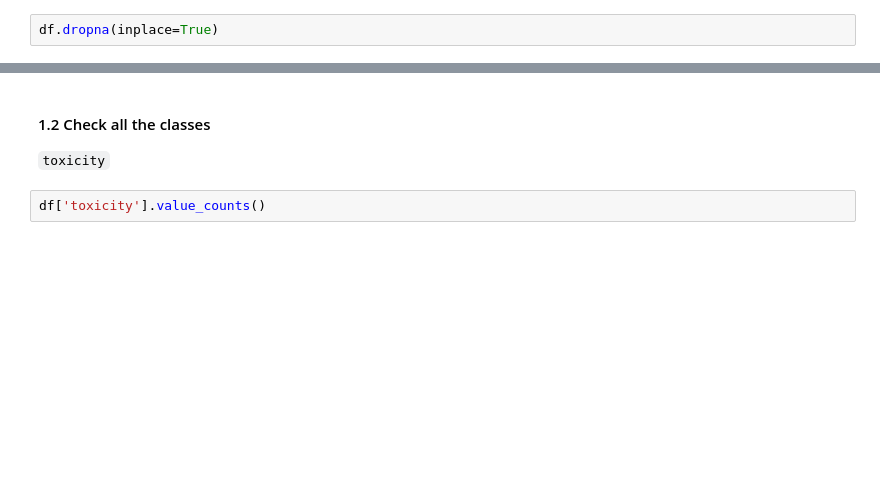
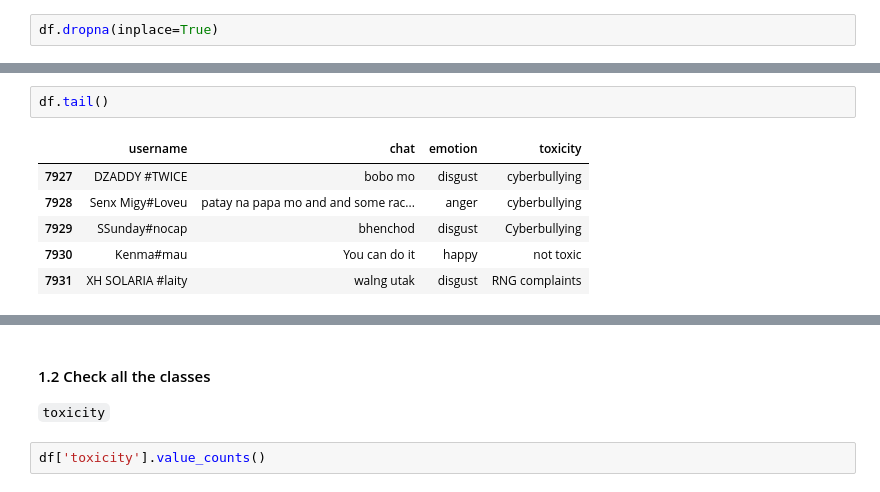
Before and after one commit to cooldragon12/model-multitask-learning, a Jupyter notebook: src/model.mtl.ipynb, the cells around one changed output, grey strips where cells are left out. Cells and saved outputs as stored; diff of their text form; blank space fills up the shorter version.

```diff
--- a/src/model.mtl.ipynb
+++ b/src/model.mtl.ipynb
@@ -63,0 +70,9 @@ memory usage: 26.8+ KB
+# %%
+df.tail()
+# %% [output]
+|  | username | chat | emotion | toxicity |
+| 7927 | DZADDY #TWICE | bobo mo | disgust | cyberbullying |
+| 7928 | Senx Migy#Loveu | patay na papa mo and and some rac... | anger | cyberbullying |
+| 7929 | SSunday#nocap | bhenchod | disgust | Cyberbullying |
+| 7930 | Kenma#mau | You can do it | happy | not toxic |
+| 7931 | XH SOLARIA #laity | walng utak | disgust | RNG complaints |
```
Also changed, not shown: parts of 13 cells of this notebook, 6 other files.
